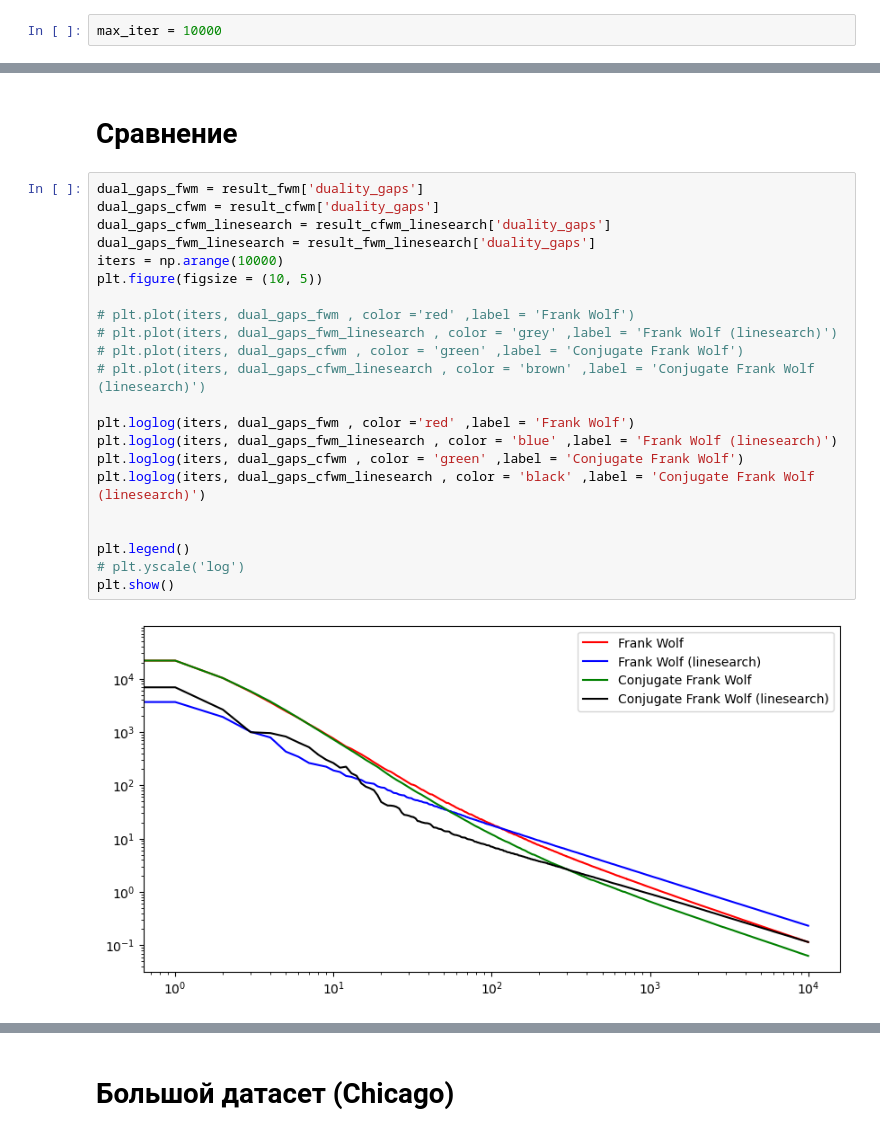
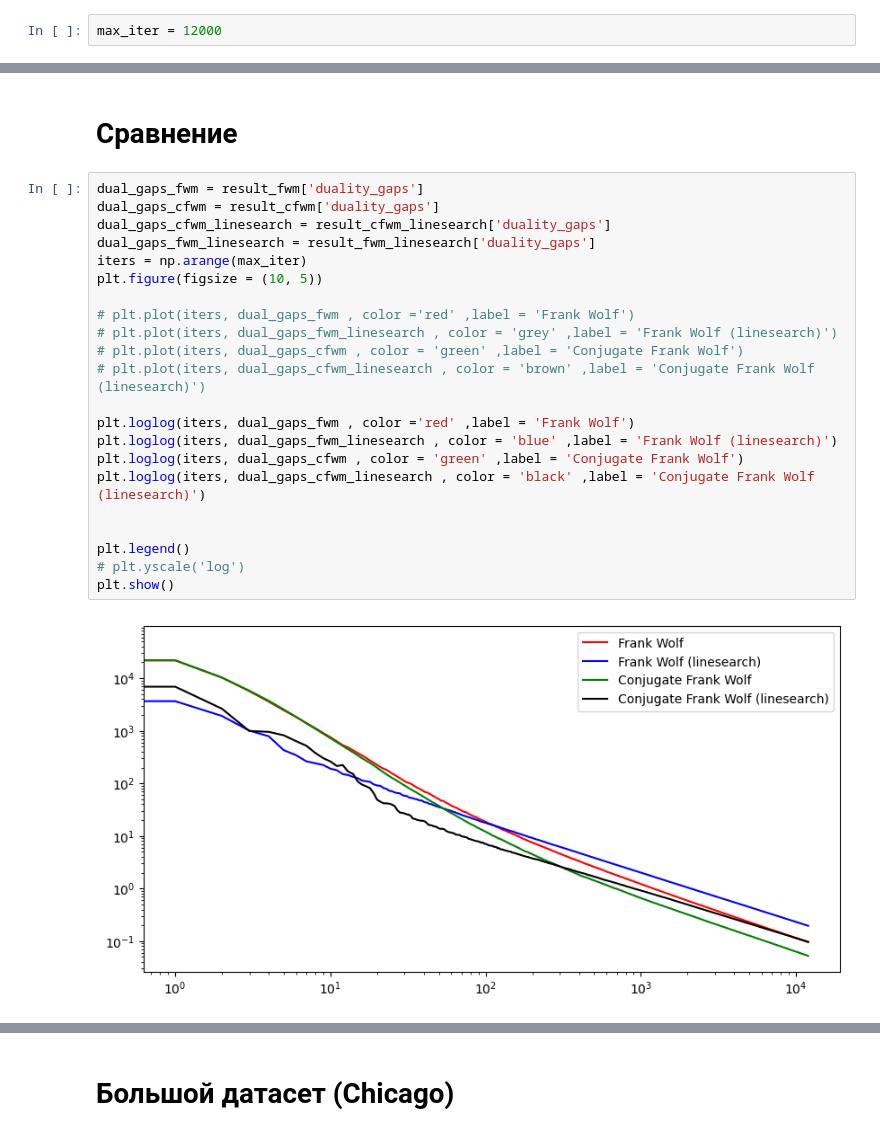
Before and after one commit to ThunderstormXX/TransportNet, a Jupyter notebook: Stable Dynamic & Beckman/CFWM_experiments.ipynb, the cells around one changed output, grey strips where cells are left out. Cells and saved outputs as stored; diff of their text form.

```diff
--- a/Stable Dynamic & Beckman/CFWM_experiments.ipynb
+++ b/Stable Dynamic & Beckman/CFWM_experiments.ipynb
@@ -31,7 +31,7 @@ graph_data['graph_table'].head()
 | 3 | 4 | False | 233 | True | 9000.0 | 1.090458 |
 | 4 | 5 | False | 165 | True | 9000.0 | 1.090458 |
 # %%
-max_iter = 10000
+max_iter = 12000
 # %% [markdown]
 # Conjugate FWM test
 # %%
@@ -183,24 +183,24 @@ Flow excess = 0.9789045699170265
 # %%
 dual_gaps_fwm = result_fwm['duality_gaps']
 dual_gaps_cfwm = result_cfwm['duality_gaps']
 dual_gaps_cfwm_linesearch = result_cfwm_linesearch['duality_gaps']
 dual_gaps_fwm_linesearch = result_fwm_linesearch['duality_gaps']
-iters = np.arange(10000)
+iters = np.arange(max_iter)
 plt.figure(figsize = (10, 5))
 
 # plt.plot(iters, dual_gaps_fwm , color ='red' ,label = 'Frank Wolf')
 # plt.plot(iters, dual_gaps_fwm_linesearch , color = 'grey' ,label = 'Frank Wolf (linesearch)')
 # plt.plot(iters, dual_gaps_cfwm , color = 'green' ,label = 'Conjugate Frank Wolf')
 # plt.plot(iters, dual_gaps_cfwm_linesearch , color = 'brown' ,label = 'Conjugate Frank Wolf (linesearch)')
 
 plt.loglog(iters, dual_gaps_fwm , color ='red' ,label = 'Frank Wolf')
 plt.loglog(iters, dual_gaps_fwm_linesearch , color = 'blue' ,label = 'Frank Wolf (linesearch)')
 plt.loglog(iters, dual_gaps_cfwm , color = 'green' ,label = 'Conjugate Frank Wolf')
 plt.loglog(iters, dual_gaps_cfwm_linesearch , color = 'black' ,label = 'Conjugate Frank Wolf (linesearch)')
 
 
 plt.legend()
 # plt.yscale('log')
 plt.show()
 # %% [output]
-[figure, old version]
+[figure, new version]
```
Also changed, not shown: parts of 18 cells of this notebook, 1 other file.
